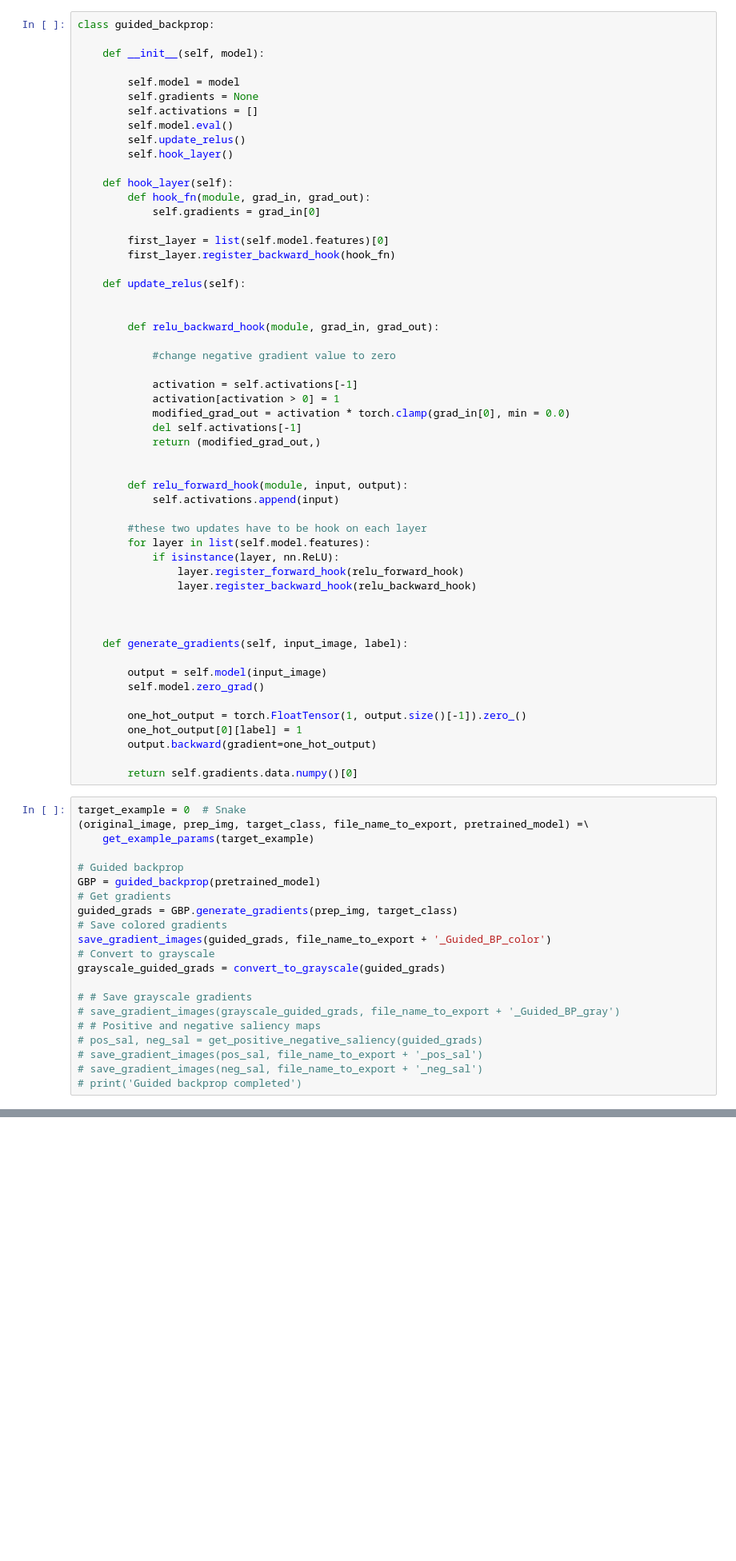
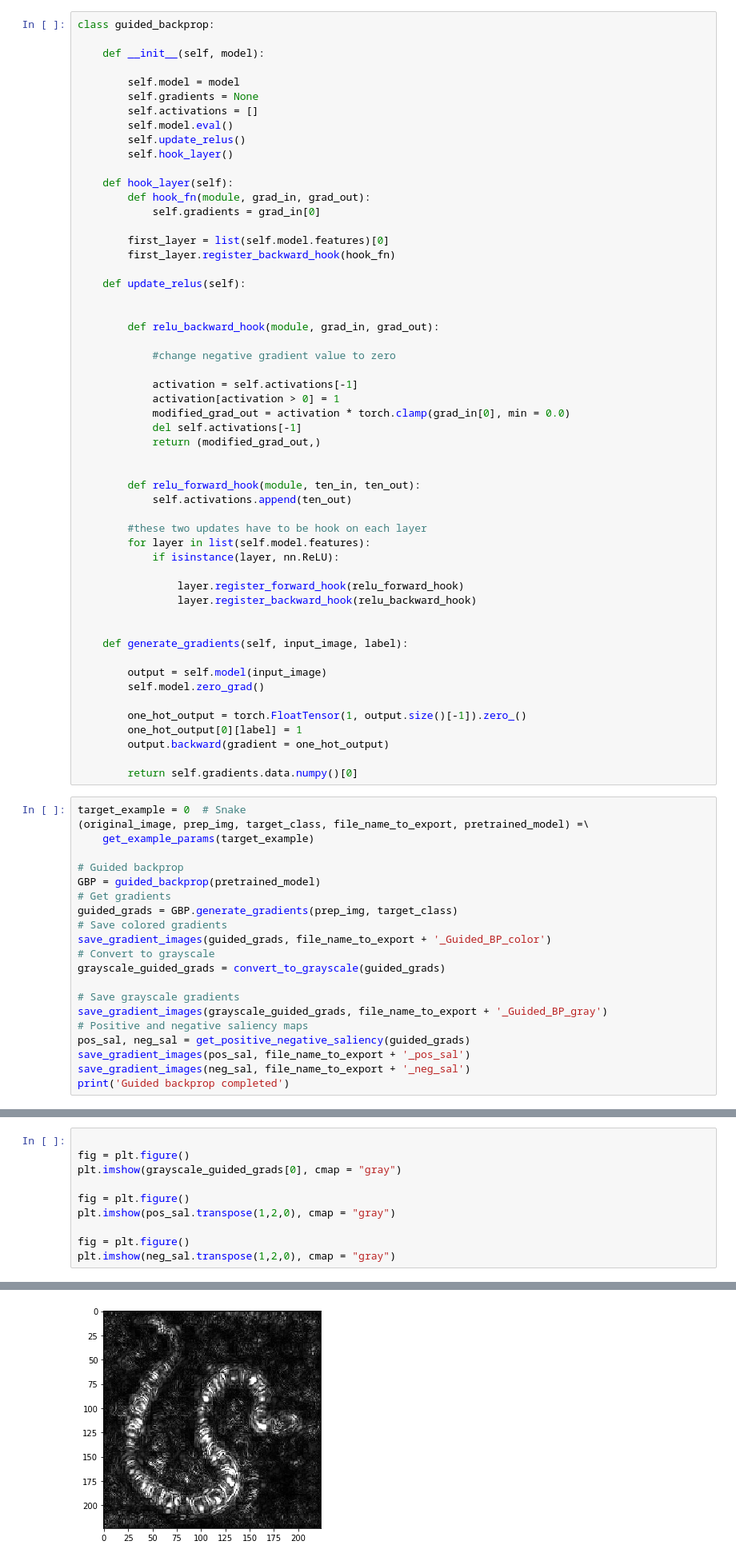
Before and after one commit to SharadGitHub/VGG, a Jupyter notebook: CNN_Visualizations.ipynb, the cells around one changed output, grey strips where cells are left out. Shown at 80% size. Saved outputs shown, nothing was run; the diff lists cells and outputs as text; blank space fills up the shorter version.

Commit message:
guided back prop

```diff
--- a/CNN_Visualizations.ipynb
+++ b/CNN_Visualizations.ipynb
@@ -117,15 +118,15 @@ class guided_backprop:
             return (modified_grad_out,)
 
 
-        def relu_forward_hook(module, input, output):
-            self.activations.append(input)
+        def relu_forward_hook(module, ten_in, ten_out):
+            self.activations.append(ten_out)
 
         #these two updates have to be hook on each layer
         for layer in list(self.model.features):
             if isinstance(layer, nn.ReLU):
+
                 layer.register_forward_hook(relu_forward_hook)
                 layer.register_backward_hook(relu_backward_hook)
-
 
 
     def generate_gradients(self, input_image, label):
@@ -135,7 +136,7 @@ class guided_backprop:
 
         one_hot_output = torch.FloatTensor(1, output.size()[-1]).zero_()
         one_hot_output[0][label] = 1
-        output.backward(gradient=one_hot_output)
+        output.backward(gradient = one_hot_output)
 
         return self.gradients.data.numpy()[0]
 # %%
@@ -152,11 +153,11 @@ save_gradient_images(guided_grads, file_name_to_export + '_Guided_BP_color')
 # Convert to grayscale
 grayscale_guided_grads = convert_to_grayscale(guided_grads)
 
-# # Save grayscale gradients
-# save_gradient_images(grayscale_guided_grads, file_name_to_export + '_Guided_BP_gray')
-# # Positive and negative saliency maps
-# pos_sal, neg_sal = get_positive_negative_saliency(guided_grads)
-# save_gradient_images(pos_sal, file_name_to_export + '_pos_sal')
-# save_gradient_images(neg_sal, file_name_to_export + '_neg_sal')
-# print('Guided backprop completed')
+# Save grayscale gradients
+save_gradient_images(grayscale_guided_grads, file_name_to_export + '_Guided_BP_gray')
+# Positive and negative saliency maps
+pos_sal, neg_sal = get_positive_negative_saliency(guided_grads)
+save_gradient_images(pos_sal, file_name_to_export + '_pos_sal')
+save_gradient_images(neg_sal, file_name_to_export + '_neg_sal')
+print('Guided backprop completed')
 # %% [output]
@@ -163,0 +165,11 @@ TypeError: '>' not supported between instances of 'tuple' and 'int'
+# %%
+
+fig = plt.figure()
+plt.imshow(grayscale_guided_grads[0], cmap = "gray")
+
+fig = plt.figure()
+plt.imshow(pos_sal.transpose(1,2,0), cmap = "gray")
+
+fig = plt.figure()
+plt.imshow(neg_sal.transpose(1,2,0), cmap = "gray")
+# %% [output]
@@ -163,0 +177 @@ TypeError: '>' not supported between instances of 'tuple' and 'int'
+[figure, added]
```
Also changed, not shown: parts of 4 cells of this notebook.
